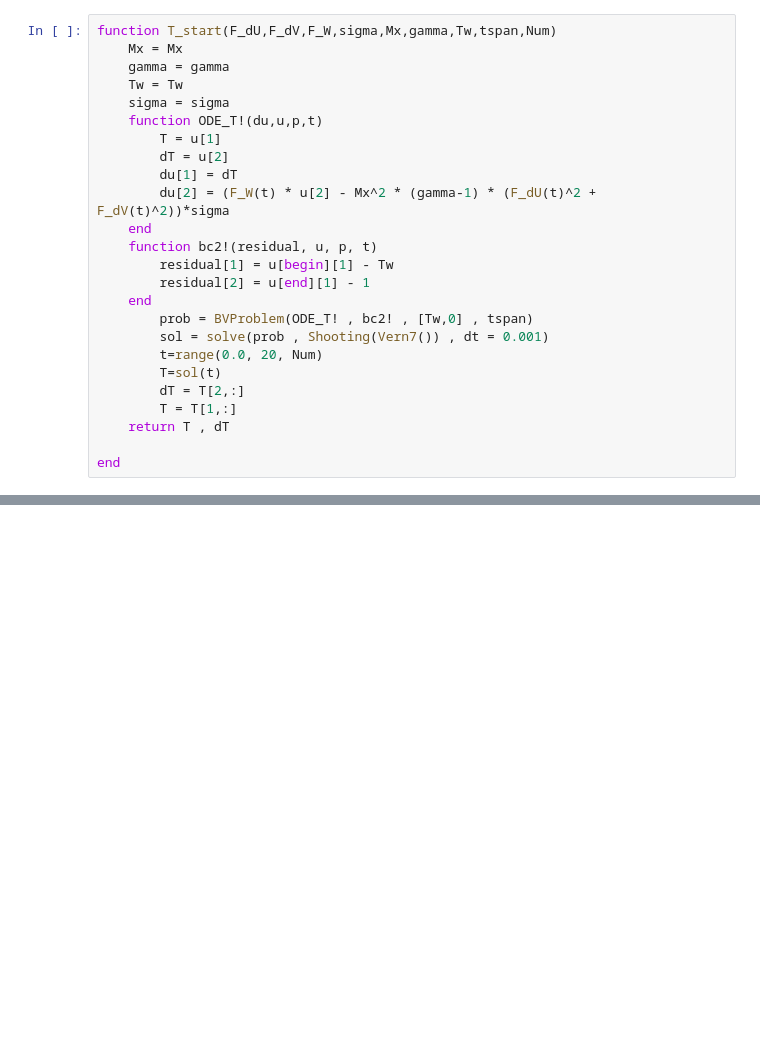
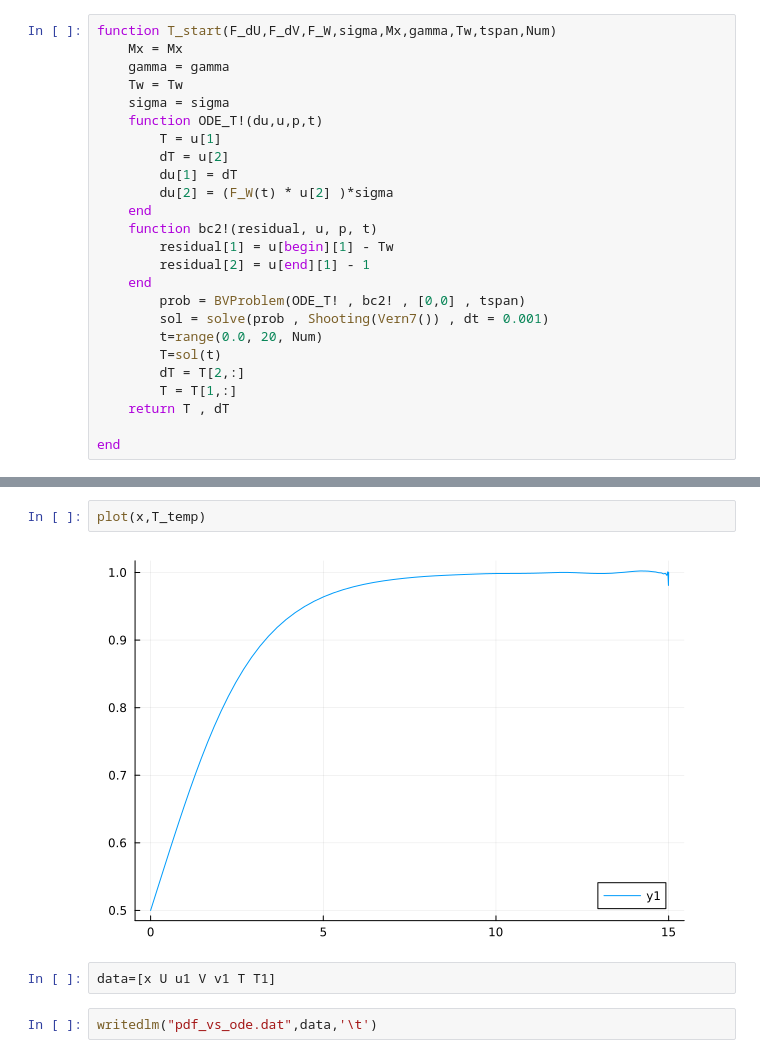
Before and after one commit to HaojieZhang917/compressible_bek, a Jupyter notebook: compress/pde_bf.ipynb, the cells around one changed output, grey strips where cells are left out. Saved outputs shown, nothing was run; the diff lists cells and outputs as text; blank space fills up the shorter version.

```diff
--- a/compress/pde_bf.ipynb
+++ b/compress/pde_bf.ipynb
@@ -68,13 +72,13 @@ function T_start(F_dU,F_dV,F_W,sigma,Mx,gamma,Tw,tspan,Num)
         T = u[1]
         dT = u[2]
         du[1] = dT
-        du[2] = (F_W(t) * u[2] - Mx^2 * (gamma-1) * (F_dU(t)^2 + F_dV(t)^2))*sigma
+        du[2] = (F_W(t) * u[2] )*sigma
     end
     function bc2!(residual, u, p, t)
         residual[1] = u[begin][1] - Tw
         residual[2] = u[end][1] - 1
     end
-        prob = BVProblem(ODE_T! , bc2! , [Tw,0] , tspan)
+        prob = BVProblem(ODE_T! , bc2! , [0,0] , tspan)
         sol = solve(prob , Shooting(Vern7()) , dt = 0.001)
         t=range(0.0, 20, Num)
         T=sol(t)
@@ -254,0 +308,8 @@ plot!(x,T,ylims=[0,3])
+# %%
+plot(x,T_temp)
+# %% [output]
+[figure, added]
+# %%
+data=[x U u1 V v1 T T1]
+# %%
+writedlm("pdf_vs_ode.dat",data,'\t')
```
Also changed, not shown: parts of 20 cells of this notebook, 3 other files.
